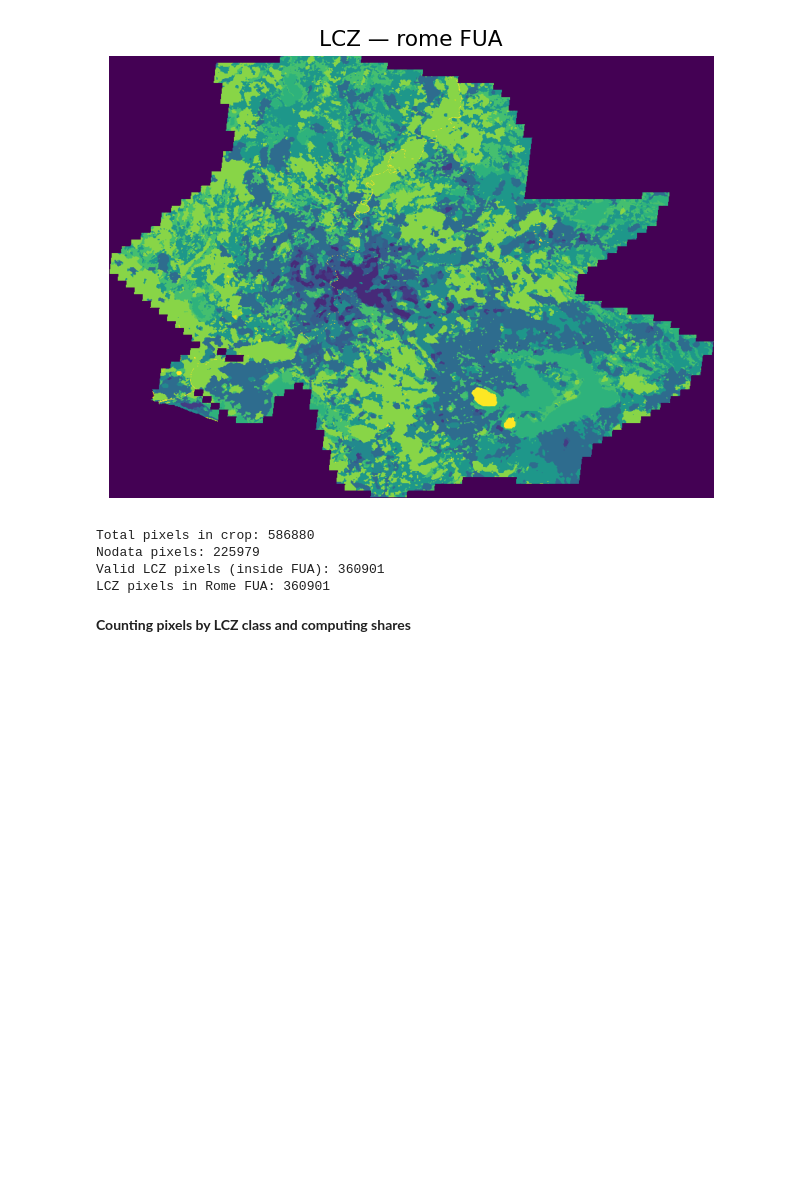
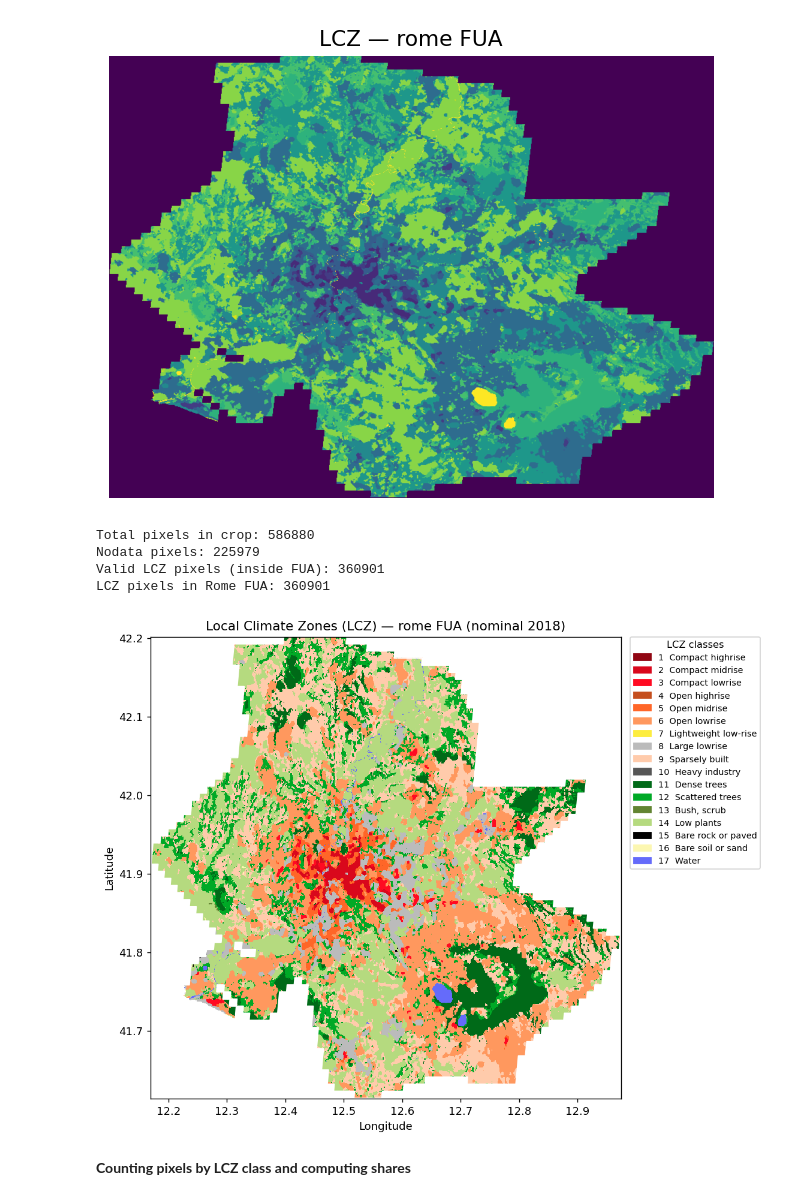
Before and after one commit to URBADAPT/URBADAPT-HEAT, a Jupyter notebook: urban-heat/notebooks/city_agnostic/January2026/01_setup_0126.ipynb, the cells around one changed output. Cells and saved outputs as stored; diff of their text form; code cells hidden in the pictures; blank space fills up the shorter version.

```diff
--- a/urban-heat/notebooks/city_agnostic/January2026/01_setup_0126.ipynb
+++ b/urban-heat/notebooks/city_agnostic/January2026/01_setup_0126.ipynb
@@ -421,6 +421,80 @@ Total pixels in crop: 586880
 Nodata pixels: 225979
 Valid LCZ pixels (inside FUA): 360901
 LCZ pixels in Rome FUA: 360901
+# %%
+import numpy as np
+import matplotlib.pyplot as plt
+import matplotlib.patches as mpatches
+from matplotlib.colors import ListedColormap, BoundaryNorm
+from rasterio.transform import array_bounds
+
+# ensuring integer codes (LCZ classes are 1..17, nodata is 0)
+lcz_int = lcz_fua.astype(np.int16)
+
+# official LCZ colors + labels (from readme)
+LCZ_COLORS = {
+    1:"#910613",  2:"#D9081C",  3:"#FF0A22",  4:"#C54F1E",  5:"#FF6628",
+    6:"#FF985E",  7:"#FDED3F",  8:"#BBBBBB",  9:"#FFCBAB", 10:"#565656",
+   11:"#006A18", 12:"#00A926", 13:"#628432", 14:"#B5DA7F", 15:"#000000",
+   16:"#FCF7B1", 17:"#656BFA",
+}
+LCZ_LABELS = {
+    1:"Compact highrise", 2:"Compact midrise", 3:"Compact lowrise",
+    4:"Open highrise", 5:"Open midrise", 6:"Open lowrise",
+    7:"Lightweight low-rise", 8:"Large lowrise", 9:"Sparsely built",
+    10:"Heavy industry",
+    11:"Dense trees", 12:"Scattered trees", 13:"Bush, scrub",
+    14:"Low plants", 15:"Bare rock or paved", 16:"Bare soil or sand", 17:"Water",
+}
+
+# building a colormap where index == class code (0 is transparent nodata)
+colors = ["#00000000"] + [LCZ_COLORS[i] for i in range(1, 18)]
+cmap = ListedColormap(colors)
+norm = BoundaryNorm(np.arange(-0.5, 18.5, 1), cmap.N)
+
+# geo extent from the cropped transform
+H, W = lcz_int.shape
+bottom, top = array_bounds(H, W, out_transform)[1], array_bounds(H, W, out_transform)[3]
+left, right = array_bounds(H, W, out_transform)[0], array_bounds(H, W, out_transform)[2]
+extent = (left, right, bottom, top)
+
+fig, ax = plt.subplots(figsize=(8, 7))
+
+im = ax.imshow(
+    lcz_int,
+    cmap=cmap,
+    norm=norm,
+    extent=extent,
+    origin="upper",
+    interpolation="nearest"
+)
+
+# outlining FUA polygon
+fua_aligned.boundary.plot(ax=ax, color="white", linewidth=1.2)
+
+ax.set_title(f"Local Climate Zones (LCZ) — {CITY} FUA (nominal 2018)")
+ax.set_xlabel("Longitude")
+ax.set_ylabel("Latitude")
+
+# legend (put outside so it doesn't cover the map)
+patches = [
+    mpatches.Patch(color=LCZ_COLORS[i], label=f"{i}  {LCZ_LABELS[i]}")
+    for i in range(1, 18)
+]
+ax.legend(
+    handles=patches,
+    title="LCZ classes",
+    bbox_to_anchor=(1.02, 1),
+    loc="upper left",
+    borderaxespad=0,
+    fontsize=8,
+    title_fontsize=9
+)
+
+plt.tight_layout()
+plt.show()
+# %% [output]
+[figure, added]
 # %% [markdown]
 **Counting pixels by LCZ class and computing shares**
 # %%
```
Also changed, not shown: 6 other files.
